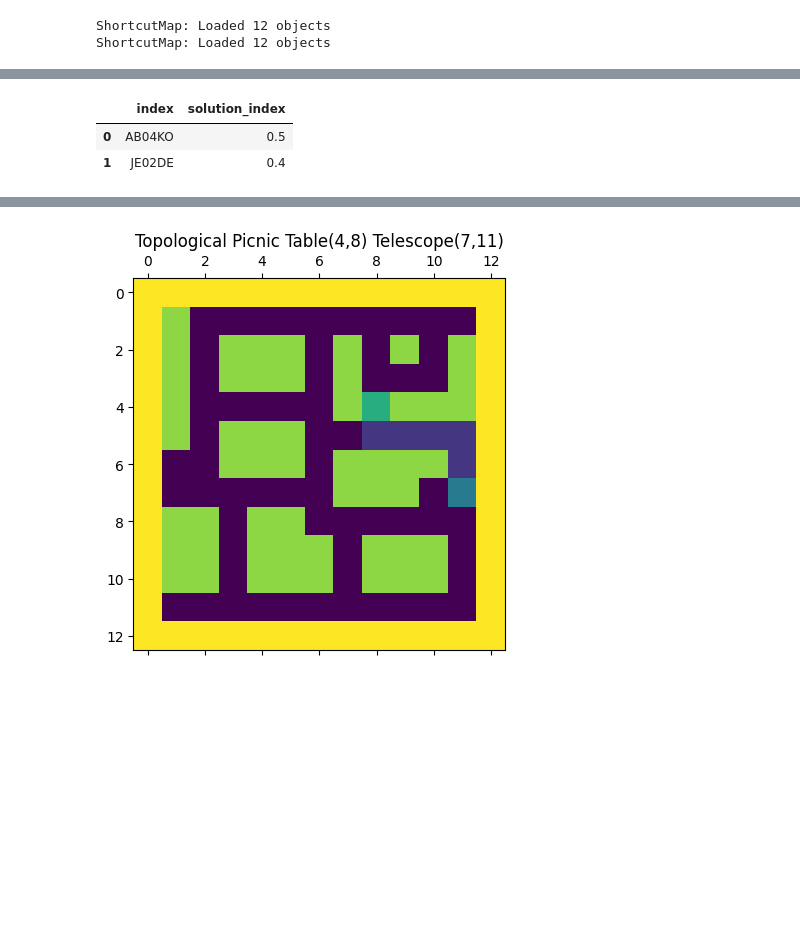
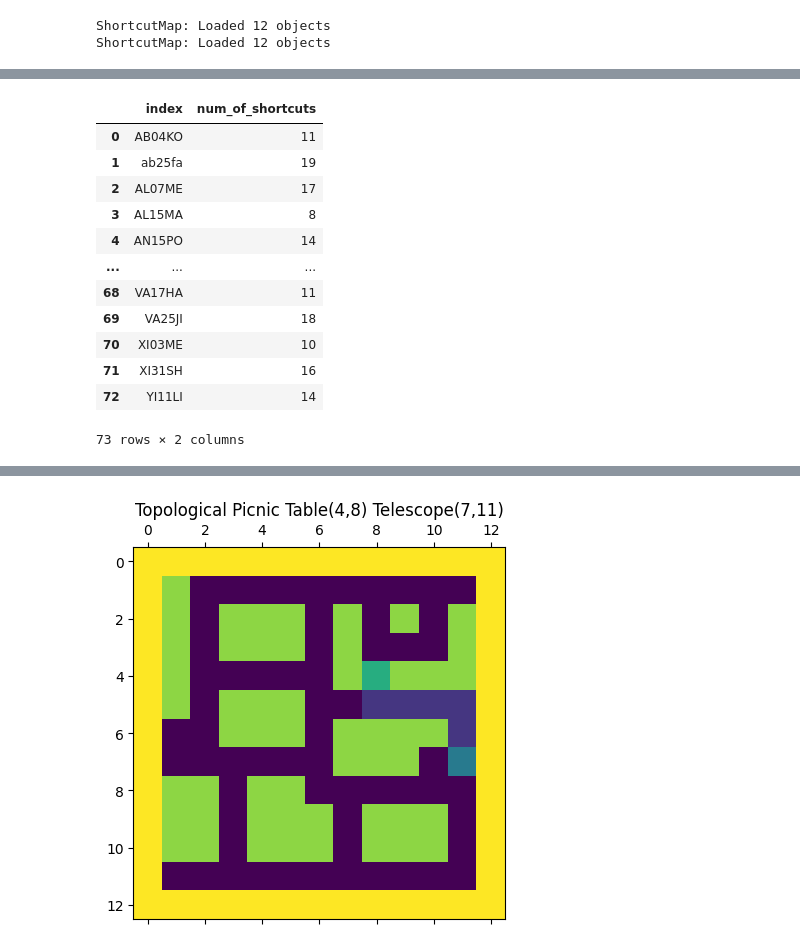
Before and after one commit to greasycat/NewDesktopDSP, a Jupyter notebook: main.ipynb, the cells around one changed output, grey strips where cells are left out. Cells and saved outputs as stored; diff of their text form; code cells hidden in the pictures; blank space fills up the shorter version.

Commit message:
Update learning route

```diff
--- a/main.ipynb
+++ b/main.ipynb
@@ -33,11 +33,11 @@ import random
 # %%
 pd.set_option('display.max_column', 500)
 
-loader = Loader(data_dir="alldata", extra_dir="extra", image_dir="images")
+loader = Loader(data_dir="data", extra_dir="extra", image_dir="images")
 loader.load(learning=True)
 
 shortcut_map = ShortcutMap("extra/new_walls.csv", "extra/objects.csv", "extra/new_shortcuts.csv")
-learning_map = ShortcutMap("extra/learning_walls.csv", "extra/objects.csv", "extra/learning_shortcuts.csv")
+learning_map = ShortcutMap("extra/learning_walls.csv", "extra/objects.csv", "extra/learning_shortcuts.csv", learning=True)
 # %% [output]
 ShortcutMap: Loaded 12 objects
 ShortcutMap: Loaded 12 objects
@@ -61,32 +117,43 @@ frechet_distances = movement_analyzer.calculate_frechet_for_all_subjects()
 # %%
 frechet_table = pd.DataFrame.from_dict(frechet_distances).transpose()
+
 
 # assume your data is stored in a pandas DataFrame called df
 # with participant names as index and trial numbers as columns
 
 # define a function to check if the shortcut value is minimum among ('shortcut', 'shortcut_reversed', 'lean', 'topo')
 
 def is_shortest(col):
     shortcuts = [col['shortcut'], col['shortcut_reversed'], col['learn'], col['topo']]
     check = col['shortcut'] == min(shortcuts) and col['failure'] == 0
     return check
 
 def process_each_subject(row):
     return row.apply(is_shortest).sum()
 
 # use pandas' apply method to apply the is_shortest function to each row of the DataFrame
 # then use pandas' sum method to count the number of rows where failure == 0 and shortcut is the minimum value
-solution_index = frechet_table.apply(lambda row: row.apply(is_shortest).sum(), axis=1)/20
+num_of_shortcuts = frechet_table.apply(lambda row: row.apply(is_shortest).sum(), axis=1)
 
 # change the row indexing to a column
-solution_index = solution_index.reset_index()
+num_of_shortcuts = num_of_shortcuts.reset_index()
 # change the only column name to 'solution_index'
-solution_index = solution_index.rename(columns={0:'solution_index'})
-solution_index
+num_of_shortcuts = num_of_shortcuts.rename(columns={0: 'num_of_shortcuts'})
+num_of_shortcuts
 # %% [output]
-|  | index | solution_index |
-| 0 | AB04KO | 0.5 |
-| 1 | JE02DE | 0.4 |
+|  | index | num_of_shortcuts |
+| 0 | AB04KO | 11 |
+| 1 | ab25fa | 19 |
+| 2 | AL07ME | 17 |
+| 3 | AL15MA | 8 |
+| 4 | AN15PO | 14 |
+| ... | ... | ... |
+| 68 | VA17HA | 11 |
+| 69 | VA25JI | 18 |
+| 70 | XI03ME | 10 |
+| 71 | XI31SH | 16 |
+| 72 | YI11LI | 14 |
+73 rows × 2 columns
 # %%
 
 eff = pd.DataFrame.from_dict(efficiencies).transpose()
```
Also changed, not shown: parts of 5 cells of this notebook, 10 other files.
